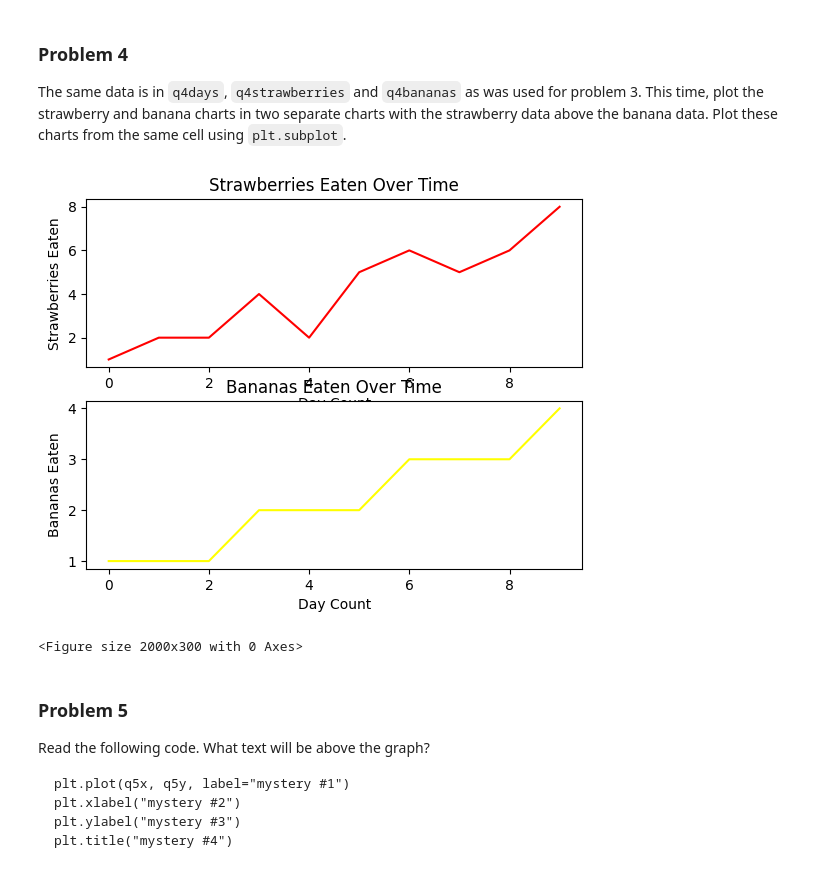
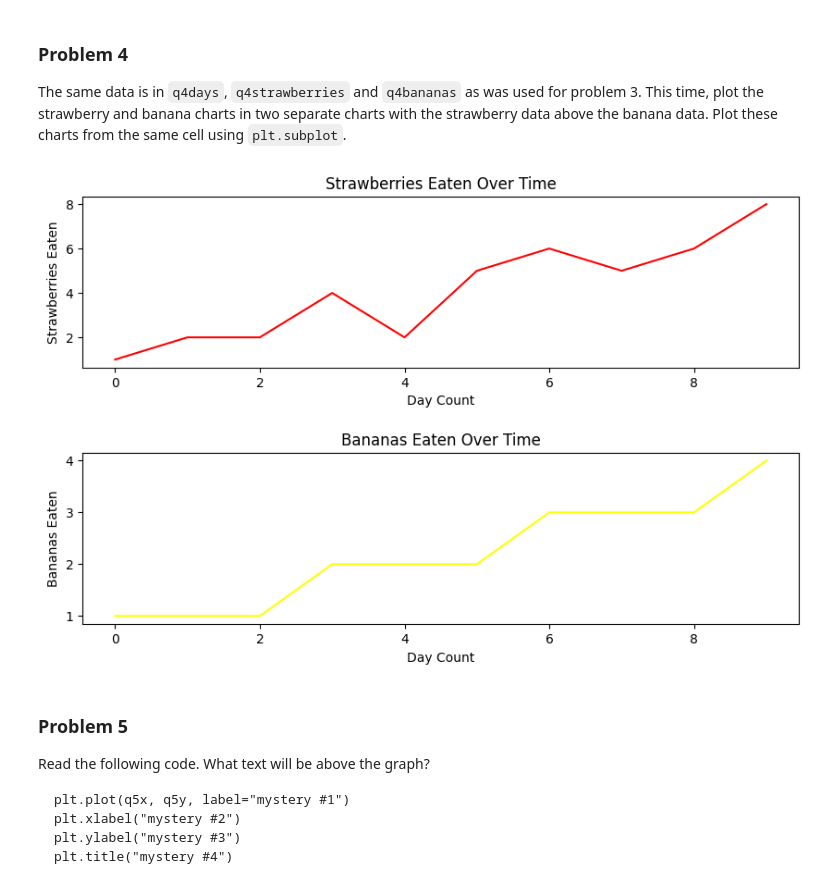
Before and after one commit to bvanson/dx602-homework-05, a Jupyter notebook: homeworTest.ipynb, the cells around one changed output. Cells and saved outputs as stored; diff of their text form; code cells hidden in the pictures.

```diff
--- a/homeworTest.ipynb
+++ b/homeworTest.ipynb
@@ -141,25 +141,30 @@ q4strawberries = [1, 2, 2, 4, 2, 5, 6, 5, 6, 8]
 q4bananas = [1, 1, 1, 2, 2, 2, 3, 3, 3, 4]
 # %%
 # YOUR CHANGES HERE
+
+# create a larger figure to accommodate two subplots
+plt.figure(figsize = (10,6))
+
+# First subplot is strawberries
 plt.subplot(2,1,1)
 plt.plot(q4days,q4strawberries, label='strawberries', color=
 'red')
 plt.title("Strawberries Eaten Over Time")
 plt.xlabel("Day Count")
 plt.ylabel("Strawberries Eaten")
 
+# Second subplot is bananas
 plt.subplot(2,1,2)
 plt.plot(q4days,q4bananas, label='bananas', color=
 'yellow')
 plt.title("Bananas Eaten Over Time")
 plt.xlabel('Day Count')
 plt.ylabel('Bananas Eaten')
-plt.figure(figsize=(20,3))
-plt.subplots_adjust(hspace=.2,wspace=.7)
-#plt.tight_layout()
+
+# adjust spacing between subplots
+plt.subplots_adjust(hspace=.5,wspace=.5)
 # %% [output]
-[figure, old version]
+[figure, new version]
-<Figure size 2000x300 with 0 Axes>
 # %% [markdown]
 ### Problem 5
 
```
Also changed, not shown: parts of 11 cells of this notebook.
